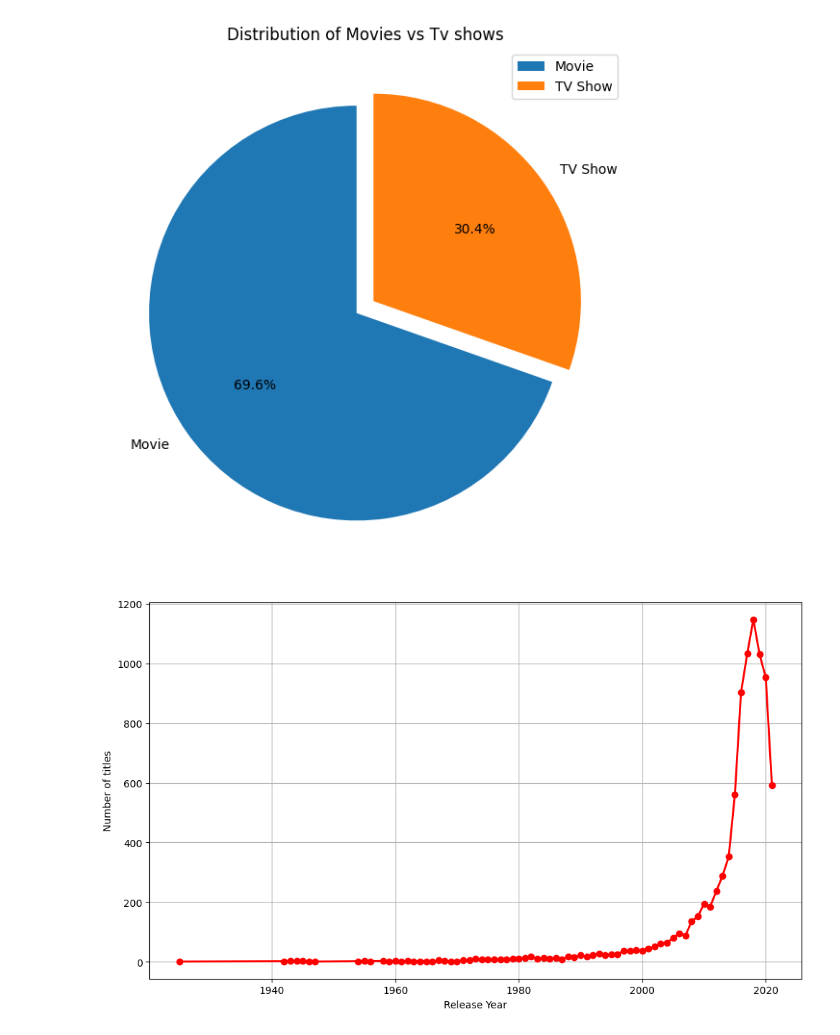
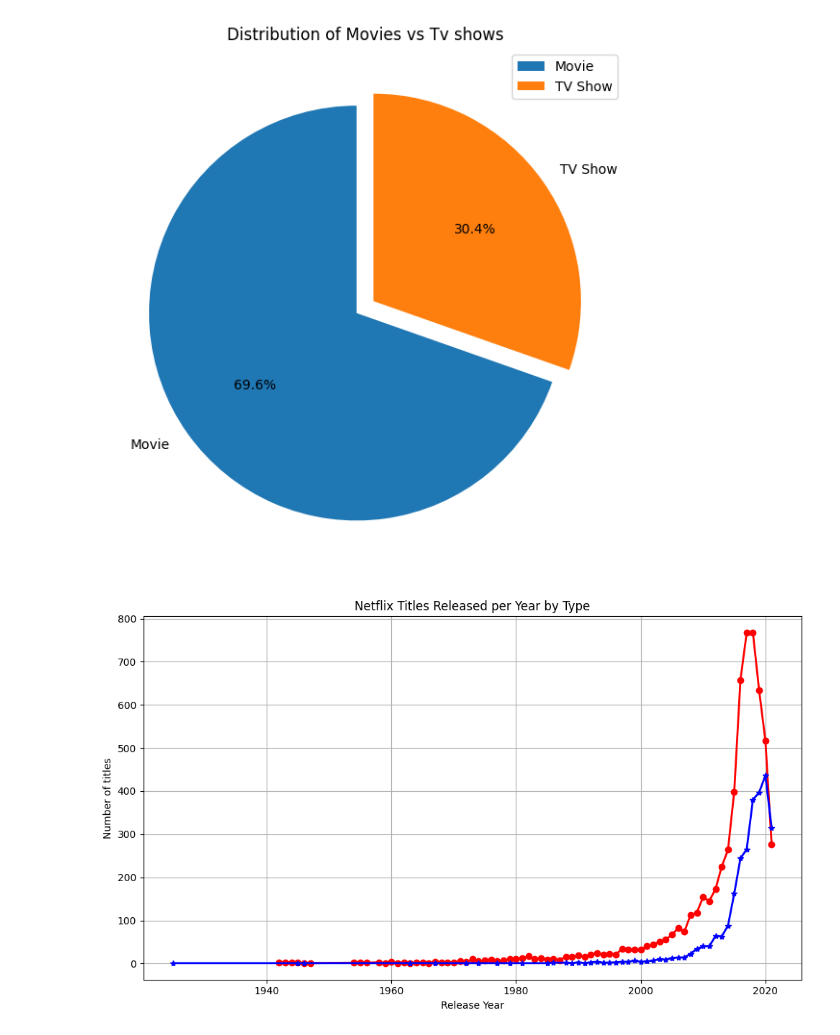
Before and after one commit to golkondarohith/Scikit-Learn, a Jupyter notebook: Visualization.ipynb, the cells around one changed output. Cells and saved outputs as stored; diff of their text form; code cells hidden in the pictures.

Commit message:
Visualize Netflix Titles Released per Year by Type.

```diff
--- a/Visualization.ipynb
+++ b/Visualization.ipynb
@@ -57,12 +57,16 @@ plt.show()
 # %%
 #Line Chart
 plt.figure(figsize=(10,6))
-yearly_counts = df["release_year"].value_counts().sort_index()
-plt.plot(yearly_counts.index, yearly_counts.values,  color = "red", marker="o", linewidth = 2)
+movies_per_year = df[df["type"] == "Movie"]["release_year"].value_counts().sort_index()
+shows_per_year = df[df["type"] == "TV Show"]["release_year"].value_counts().sort_index()
+
+plt.plot(movies_per_year.index, movies_per_year.values,  color = "red", marker="o", linewidth = 2)
+plt.plot(shows_per_year.index, shows_per_year.values, color="blue", marker="*", linewidth=2)
 plt.xlabel("Release Year")
 plt.ylabel("Number of titles")
+plt.title("Netflix Titles Released per Year by Type")
 plt.grid()
 plt.tight_layout()
 plt.show()
 # %% [output]
-[figure, old version]
+[figure, new version]
```
Also changed, not shown: parts of 1 cell of this notebook.
